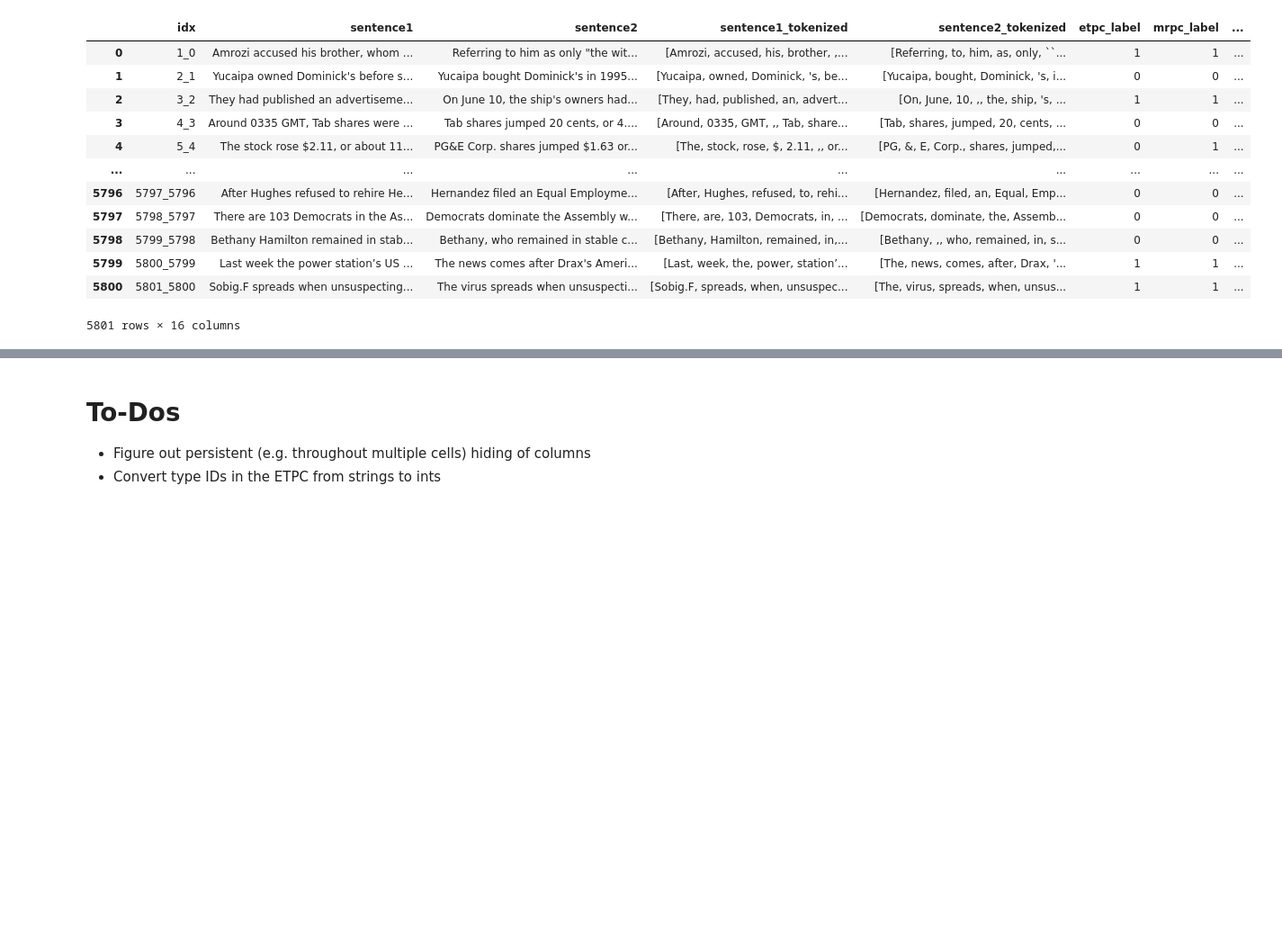
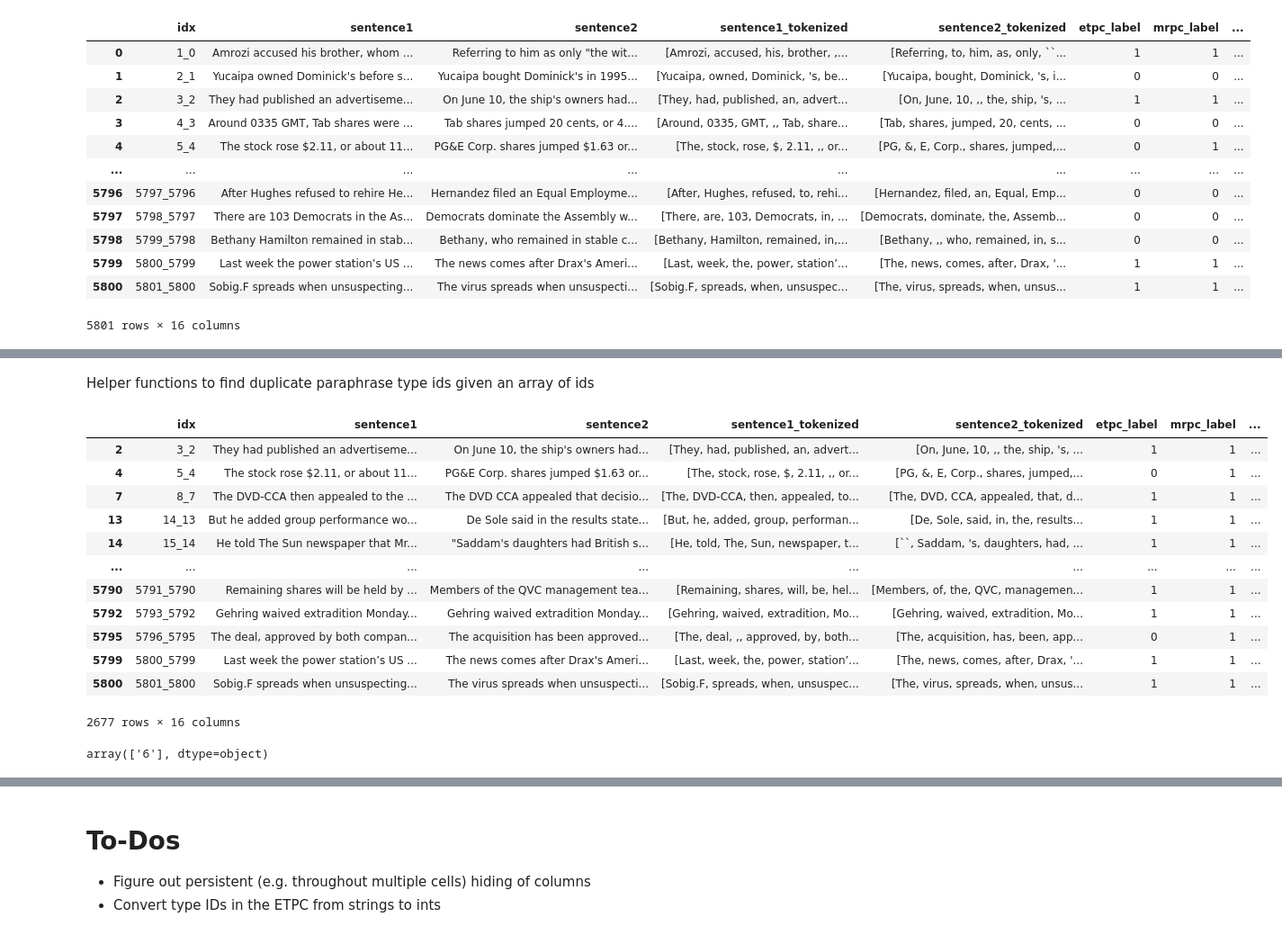
Before and after one commit to lucasadelino/thesis, a Jupyter notebook: reannotation.ipynb, the cells around one changed output, grey strips where cells are left out. Shown at 90% size. Saved outputs shown, nothing was run; the diff lists cells and outputs as text; code cells hidden in the pictures; blank space fills up the shorter version.

Commit message:
Add disambiguate_ids function

```diff
--- a/reannotation.ipynb
+++ b/reannotation.ipynb
@@ -229,0 +227,6 @@ numpy.ndarray
+# %% [markdown]
+Helper functions to find duplicate paraphrase type ids given an array of ids
+# %%
+def get_duplicates(input_array):
+    u, c = np.unique(input_array, return_counts=True)
+    return u[c > 1]
@@ -229,0 +239,23 @@ numpy.ndarray
+# %%
+def has_duplicate(input_array):
+    return len(get_duplicates(input_array)) != 0
+# %%
+etpc[etpc['ept_ids'].apply(has_duplicate)]
+# %% [output]
+|  | idx | sentence1 | sentence2 | sentence1_tokenized | sentence2_tokenized | etpc_label | mrpc_label | ... |
+| 2 | 3_2 | They had published an advertiseme... | On June 10, the ship's owners had... | [They, had, published, an, advert... | [On, June, 10, ,, the, ship, 's, ... | 1 | 1 | ... |
+| 4 | 5_4 | The stock rose $2.11, or about 11... | PG&E Corp. shares jumped $1.63 or... | [The, stock, rose, $, 2.11, ,, or... | [PG, &, E, Corp., shares, jumped,... | 0 | 1 | ... |
+| 7 | 8_7 | The DVD-CCA then appealed to the ... | The DVD CCA appealed that decisio... | [The, DVD-CCA, then, appealed, to... | [The, DVD, CCA, appealed, that, d... | 1 | 1 | ... |
+| 13 | 14_13 | But he added group performance wo... | De Sole said in the results state... | [But, he, added, group, performan... | [De, Sole, said, in, the, results... | 1 | 1 | ... |
+| 14 | 15_14 | He told The Sun newspaper that Mr... | "Saddam's daughters had British s... | [He, told, The, Sun, newspaper, t... | [``, Saddam, 's, daughters, had, ... | 1 | 1 | ... |
+| ... | ... | ... | ... | ... | ... | ... | ... | ... |
+| 5790 | 5791_5790 | Remaining shares will be held by ... | Members of the QVC management tea... | [Remaining, shares, will, be, hel... | [Members, of, the, QVC, managemen... | 1 | 1 | ... |
+| 5792 | 5793_5792 | Gehring waived extradition Monday... | Gehring waived extradition Monday... | [Gehring, waived, extradition, Mo... | [Gehring, waived, extradition, Mo... | 1 | 1 | ... |
+| 5795 | 5796_5795 | The deal, approved by both compan... | The acquisition has been approved... | [The, deal, ,, approved, by, both... | [The, acquisition, has, been, app... | 0 | 1 | ... |
+| 5799 | 5800_5799 | Last week the power station’s US ... | The news comes after Drax's Ameri... | [Last, week, the, power, station’... | [The, news, comes, after, Drax, '... | 1 | 1 | ... |
+| 5800 | 5801_5800 | Sobig.F spreads when unsuspecting... | The virus spreads when unsuspecti... | [Sobig.F, spreads, when, unsuspec... | [The, virus, spreads, when, unsus... | 1 | 1 | ... |
+2677 rows × 16 columns
+# %%
+get_duplicates(etpc['ept_ids'][2])
+# %% [output]
+array(['6'], dtype=object)
```
Also changed, not shown: parts of 15 cells of this notebook.
